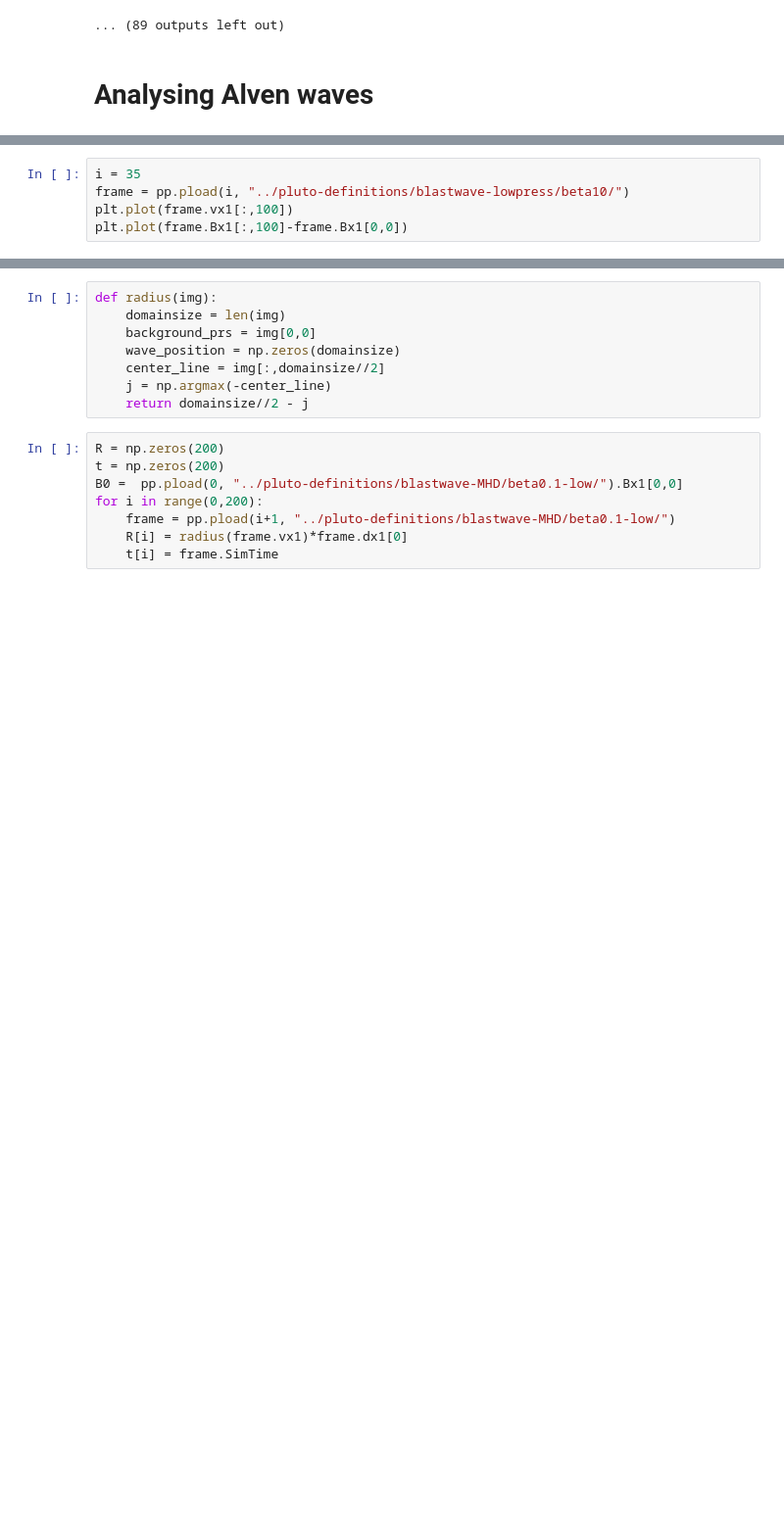
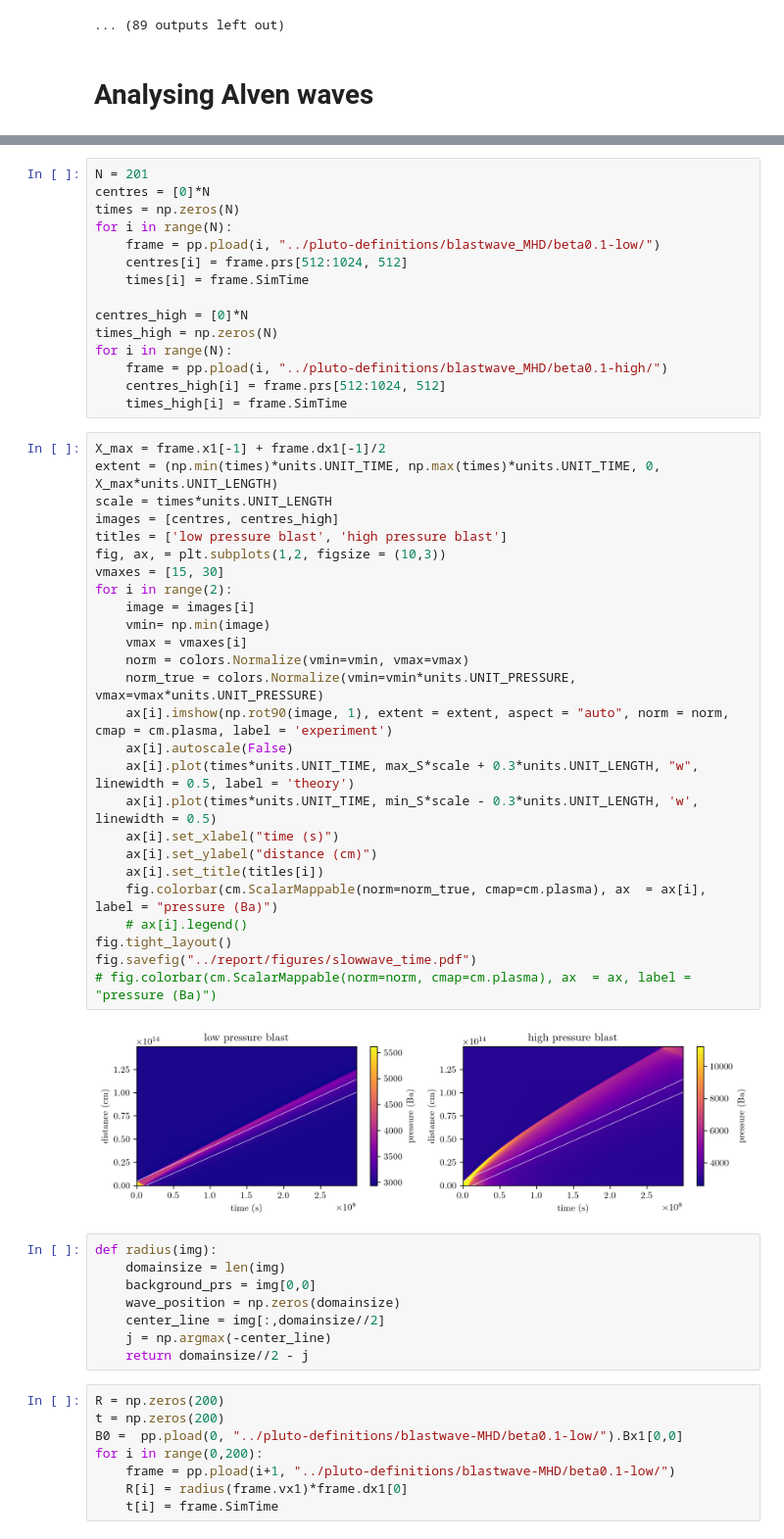
Before and after one commit to MichaelMaex/eindproject-2, a Jupyter notebook: notebooks/Blastwave_magnetic.ipynb, the cells around one changed output, grey strips where cells are left out. Shown at 98% size. Saved outputs shown, nothing was run; the diff lists cells and outputs as text; blank space fills up the shorter version.

```diff
--- a/notebooks/Blastwave_magnetic.ipynb
+++ b/notebooks/Blastwave_magnetic.ipynb
@@ -116,5 +117,0 @@ fig.savefig("../report/figures/slow_wave.pdf")
-# %%
-i = 35
-frame = pp.pload(i, "../pluto-definitions/blastwave-lowpress/beta10/")
-plt.plot(frame.vx1[:,100])
-plt.plot(frame.Bx1[:,100]-frame.Bx1[0,0])
@@ -124,3 +171,46 @@ plt.plot(frame.Bx1[:,100]-frame.Bx1[0,0])
+# %%
+N = 201
+centres = [0]*N
+times = np.zeros(N)
+for i in range(N):
+    frame = pp.pload(i, "../pluto-definitions/blastwave_MHD/beta0.1-low/")
+    centres[i] = frame.prs[512:1024, 512]
+    times[i] = frame.SimTime
+
+centres_high = [0]*N
+times_high = np.zeros(N)
+for i in range(N):
+    frame = pp.pload(i, "../pluto-definitions/blastwave_MHD/beta0.1-high/")
+    centres_high[i] = frame.prs[512:1024, 512]
+    times_high[i] = frame.SimTime
+# %%
+X_max = frame.x1[-1] + frame.dx1[-1]/2
+extent = (np.min(times)*units.UNIT_TIME, np.max(times)*units.UNIT_TIME, 0, X_max*units.UNIT_LENGTH)
+scale = times*units.UNIT_LENGTH
+images = [centres, centres_high]
+titles = ['low pressure blast', 'high pressure blast']
+fig, ax, = plt.subplots(1,2, figsize = (10,3))
+vmaxes = [15, 30]
+for i in range(2):
+    image = images[i]
+    vmin= np.min(image)
+    vmax = vmaxes[i]
+    norm = colors.Normalize(vmin=vmin, vmax=vmax)
+    norm_true = colors.Normalize(vmin=vmin*units.UNIT_PRESSURE, vmax=vmax*units.UNIT_PRESSURE)
+    ax[i].imshow(np.rot90(image, 1), extent = extent, aspect = "auto", norm = norm, cmap = cm.plasma, label = 'experiment')
+    ax[i].autoscale(False)
+    ax[i].plot(times*units.UNIT_TIME, max_S*scale + 0.3*units.UNIT_LENGTH, "w", linewidth = 0.5, label = 'theory')
+    ax[i].plot(times*units.UNIT_TIME, min_S*scale - 0.3*units.UNIT_LENGTH, 'w', linewidth = 0.5)
+    ax[i].set_xlabel("time (s)")
+    ax[i].set_ylabel("distance (cm)")
+    ax[i].set_title(titles[i])
+    fig.colorbar(cm.ScalarMappable(norm=norm_true, cmap=cm.plasma), ax  = ax[i], label = "pressure (Ba)")
+    # ax[i].legend()
+fig.tight_layout()
+fig.savefig("../report/figures/slowwave_time.pdf")
+# fig.colorbar(cm.ScalarMappable(norm=norm, cmap=cm.plasma), ax  = ax, label = "pressure (Ba)")
+# %% [output]
+[figure, added]
 # %%
 def radius(img):
     domainsize = len(img)
```
Also changed, not shown: parts of 5 cells of this notebook, 5 other files.
